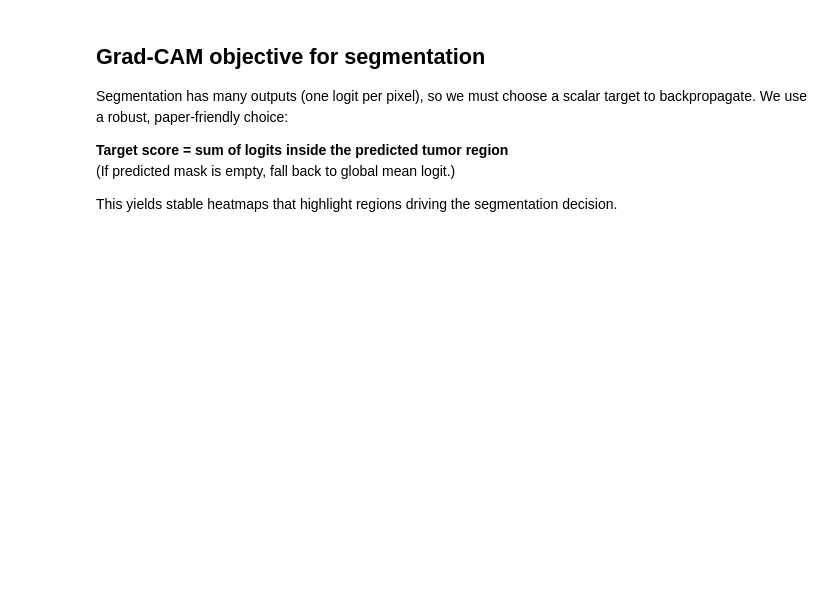
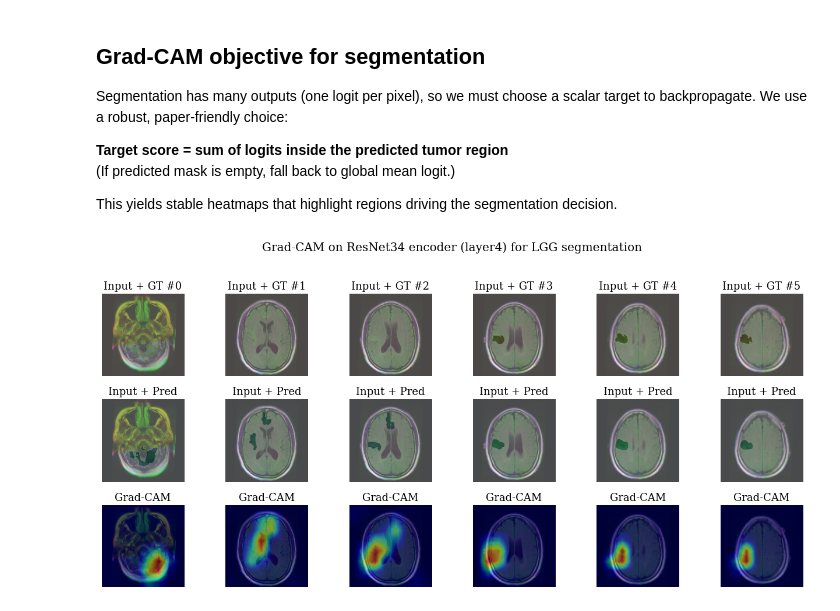
Before and after one commit to prajwal816/Brain-MRI-segmentation, a Jupyter notebook: BrainMri-modelling.ipynb, the cells around one changed output. Saved outputs shown, nothing was run; the diff lists cells and outputs as text; code cells hidden in the pictures; blank space fills up the shorter version.

Commit message:
Kaggle Notebook | BrainMri-Modelling | Version 1

```diff
--- a/BrainMri-modelling.ipynb
+++ b/BrainMri-modelling.ipynb
@@ -784,0 +763,19 @@ print("preds unique:", torch.unique(preds))
+# %%
+# Prefer slices with non-empty GT mask for cleaner explanations
+xb_all, yb_all = next(iter(val_loader))
+pos_idx = (yb_all[:, 0].sum(dim=(1,2)) > 0).nonzero(as_tuple=True)[0]
+
+if len(pos_idx) >= 6:
+    idx = pos_idx[:6]
+else:
+    idx = torch.arange(min(6, xb_all.size(0)))
+
+xb = xb_all[idx].to(device)
+yb = yb_all[idx].to(device)
+
+with torch.no_grad():
+    logits = model(xb)
+    probs  = torch.sigmoid(logits)
+    preds  = (probs > CFG["threshold"]).float()
+
+print("Batch:", xb.shape, yb.shape, "GT positive count:", int((yb[:,0].sum(dim=(1,2))>0).sum().item()))
@@ -879,55 +851,45 @@ print("CAM:", cam.shape, cam.min().item(), cam.max().item())
 # %%
-def to_hwc(img_chw):
-    return img_chw.detach().cpu().permute(1,2,0).numpy()
+def chw_to_hwc01(x):
+    return np.clip(x.detach().cpu().permute(1,2,0).numpy(), 0, 1)
 
-def to_hw(mask_1hw):
-    return mask_1hw.detach().cpu().squeeze(0).numpy()
+def mask_to_hw(x):
+    return x.detach().cpu().numpy()
 
-def overlay_cam(ax, img, cam, alpha=0.45, cmap="jet"):
-    ax.imshow(np.clip(img, 0, 1))
-    ax.imshow(cam, cmap=cmap, alpha=alpha, vmin=0, vmax=1)
+target_layer = model.layer4[-1].conv2
+gc = GradCAM(model, target_layer)
 
-def make_gradcam_panel(x, y, pred, cam, save_path_png, save_path_pdf=None, title="Grad-CAM (encoder layer4)"):
-    B = x.size(0)
-    fig, axes = plt.subplots(4, B, figsize=(13, 6))
-    for ax in axes.ravel():
-        paper_axes(ax)
+cam, logits_gc = gc(xb)
+gc.close()
 
-    for i in range(B):
-        img = to_hwc(x[i])
-        gt  = to_hw(y[i])
-        pr  = to_hw(pred[i])
-        cm  = cam[i].detach().cpu().numpy()
+fig, axes = plt.subplots(3, xb.size(0), figsize=(13, 6))
+for ax in axes.ravel():
+    paper_axes(ax)
 
-        axes[0, i].imshow(np.clip(img, 0, 1))
-        axes[0, i].set_title(f"Input #{i}")
-        axes[0, i].axis("off")
+for i in range(xb.size(0)):
+    img = chw_to_hwc01(xb[i])
+    gt  = mask_to_hw(yb[i,0])
+    pr  = mask_to_hw((torch.sigmoid(logits_gc[i,0]) > CFG["threshold"]).float())
+    cm  = cam[i].cpu().numpy()
 
-        axes[1, i].imshow(np.clip(img, 0, 1))
-        axes[1, i].imshow(gt, alpha=0.35, cmap="Reds")
-        axes[1, i].set_title("GT overlay")
-        axes[1, i].axis("off")
+    axes[0, i].imshow(img)
+    axes[0, i].imshow(gt, alpha=0.30, cmap="Reds")
+    axes[0, i].set_title(f"Input + GT #{i}")
+    axes[0, i].axis("off")
 
-        axes[2, i].imshow(np.clip(img, 0, 1))
-        axes[2, i].imshow(pr, alpha=0.35, cmap="Blues")
-        axes[2, i].set_title("Pred overlay")
-        axes[2, i].axis("off")
+    axes[1, i].imshow(img)
+    axes[1, i].imshow(pr, alpha=0.30, cmap="Blues")
+    axes[1, i].set_title("Input + Pred")
+    axes[1, i].axis("off")
 
-        overlay_cam(axes[3, i], img, cm, alpha=0.45, cmap="jet")
-        axes[3, i].set_title("Grad-CAM overlay")
-        axes[3, i].axis("off")
+    axes[2, i].imshow(img)
+    axes[2, i].imshow(cm, alpha=0.45, cmap="jet", vmin=0, vmax=1)
+    axes[2, i].set_title("Grad-CAM")
+    axes[2, i].axis("off")
 
-    fig.suptitle(title, y=1.02)
-    plt.tight_layout()
-
-    plt.savefig(save_path_png, dpi=300, bbox_inches="tight")
-    if save_path_pdf is not None:
-        plt.savefig(save_path_pdf, dpi=300, bbox_inches="tight")
-    plt.show()
-
-make_gradcam_panel(
-    x_small, y_small, pred_small[:n_show], cam[:n_show],
-    save_path_png="/kaggle/working/fig_gradcam_panel.png",
-    save_path_pdf="/kaggle/working/fig_gradcam_panel.pdf",
-    title="Grad-CAM on ResNet34 encoder (layer4) for LGG segmentation"
-)
+fig.suptitle("Grad-CAM on ResNet34 encoder (layer4) for LGG segmentation", y=1.02)
+plt.tight_layout()
+plt.savefig("/kaggle/working/fig_gradcam_panel.png", dpi=300, bbox_inches="tight")
+plt.savefig("/kaggle/working/fig_gradcam_panel.pdf", dpi=300, bbox_inches="tight")
+plt.show()
+# %% [output]
+[figure, added]
```
Also changed, not shown: parts of 29 cells of this notebook.
